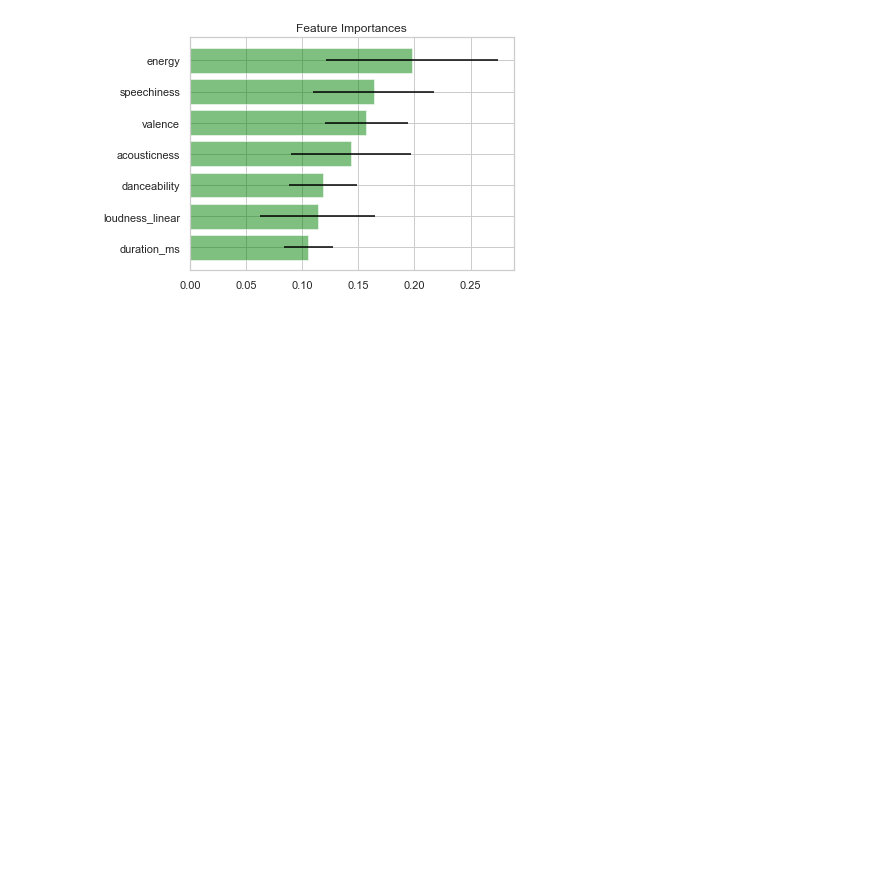
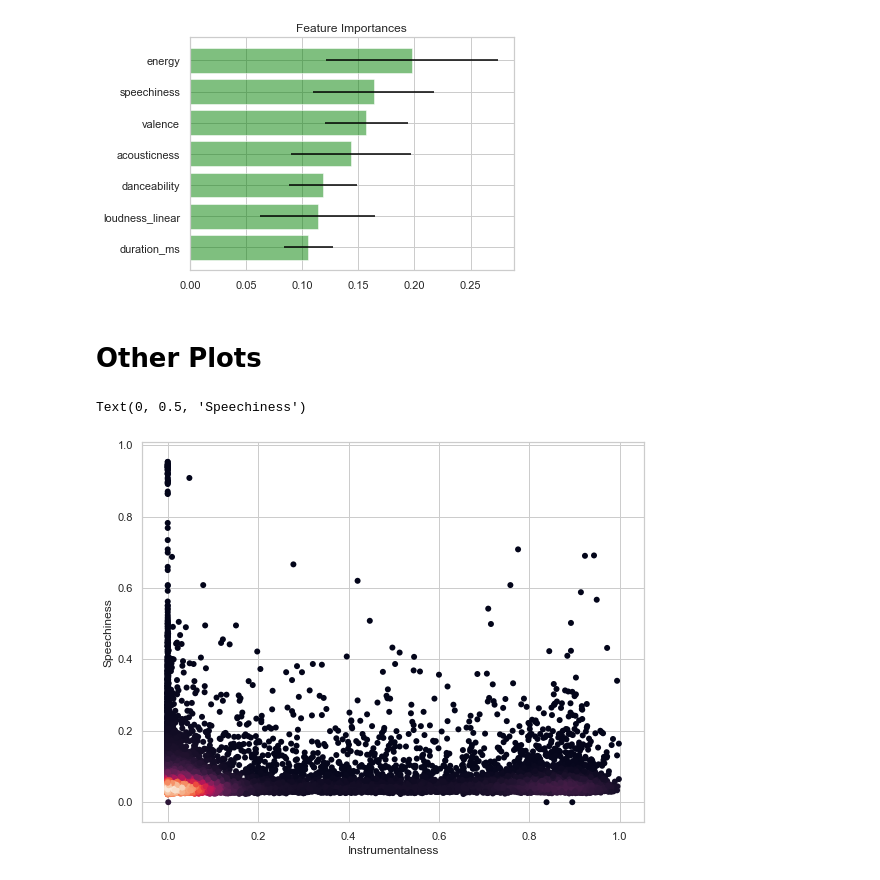
Before and after one commit to jecutter/Emotify_Insight_Project, a Jupyter notebook: Emotify_Project_Dev.ipynb, the cells around one changed output. Drawn from its saved outputs; the diff is of its cells as text; code cells hidden in the pictures; blank space fills up the shorter version.

Commit message:
Updated the Emotify project notebook with some extra plots/refinements, also updated the script which builds the final models for the Emotify app.

```diff
--- a/Emotify_Project_Dev.ipynb
+++ b/Emotify_Project_Dev.ipynb
@@ -1796,3 +1811,16 @@ loudness_linear : 0.11373049578940565
 duration_ms : 0.10565204645516277
 [figure]
 [figure]
+# %% [markdown]
+# Other Plots
+# %%
+fig, ax = plt.subplots(figsize=(9, 7))
+xy = np.vstack([df_ds['instrumentalness'], df_ds['speechiness']])
+z = gaussian_kde(xy)(xy)
+#plt.scatter(df_ds['instrumentalness'], df_ds['speechiness'])
+plt.scatter(df_ds['instrumentalness'], df_ds['speechiness'], c=z, edgecolor='')
+ax.set_xlabel('Instrumentalness')
+ax.set_ylabel('Speechiness')
+# %% [output]
+Text(0, 0.5, 'Speechiness')
+[figure, added]
```
Also changed, not shown: parts of 3 cells of this notebook, 1 other file.
